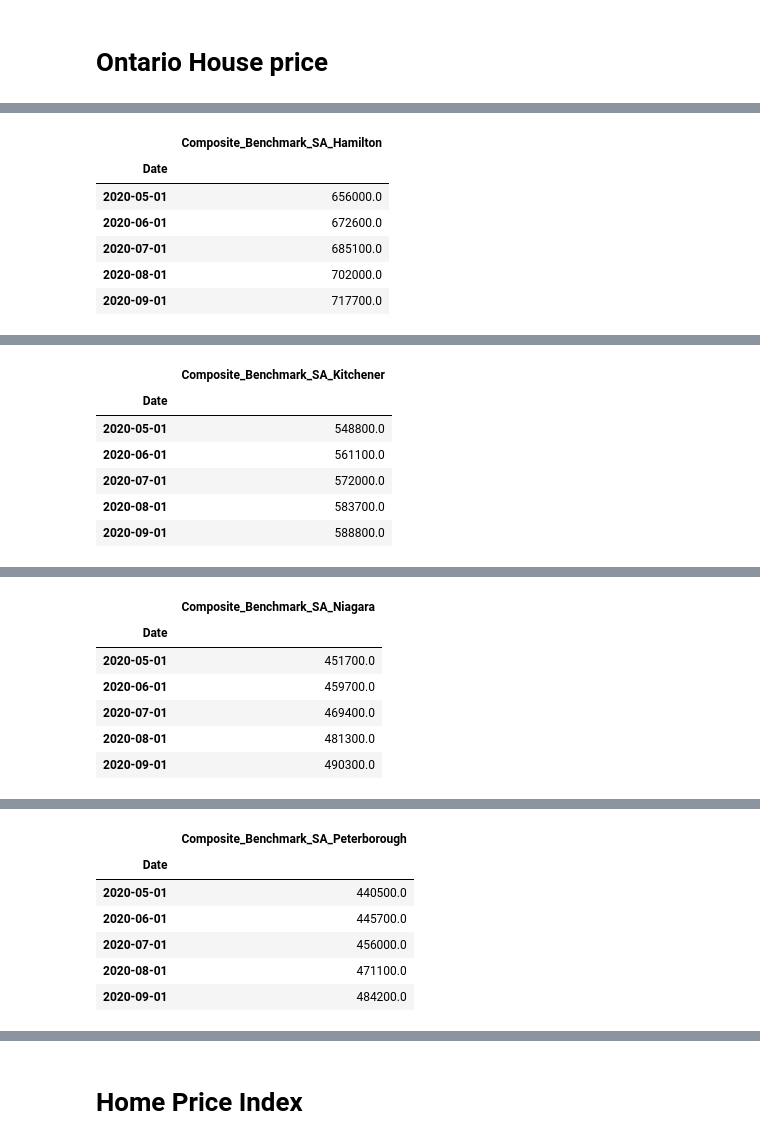
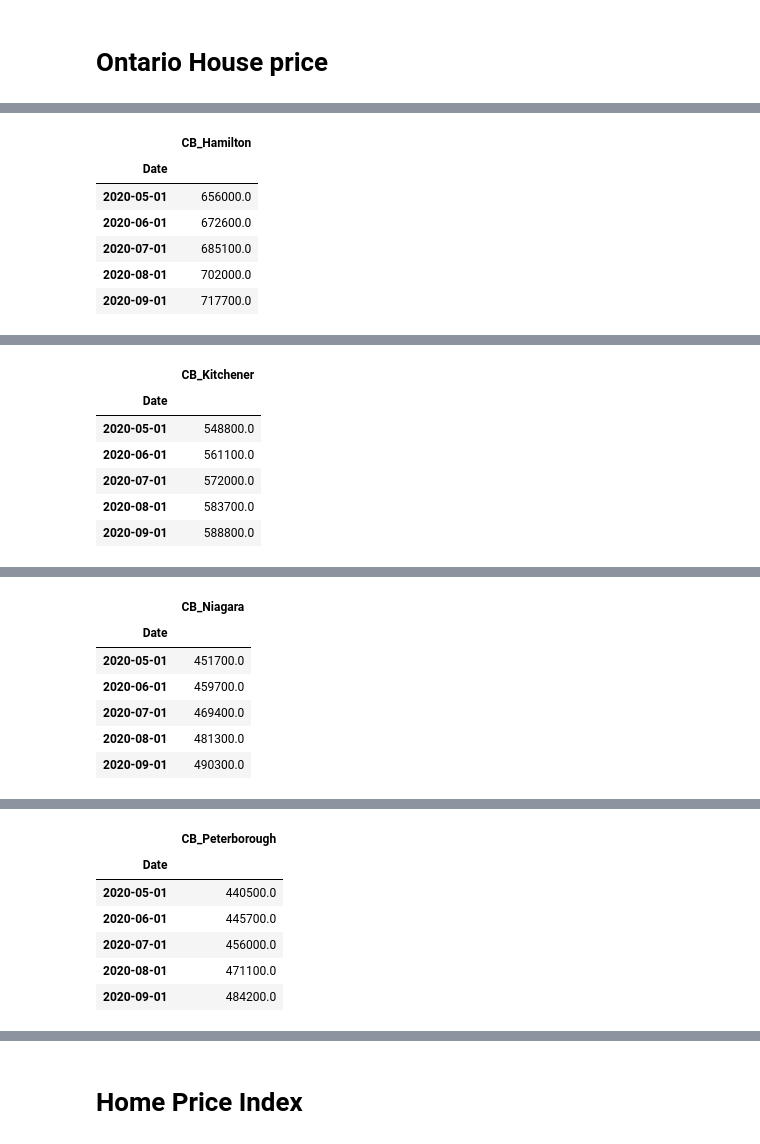
Before and after one commit to you915/covid_impacted_house_pricing_in_Ontario, a Jupyter notebook: Ontario_house_price.ipynb, the cells around one changed output, grey strips where cells are left out. Saved outputs shown, nothing was run; the diff lists cells and outputs as text; code cells hidden in the pictures.

```diff
--- a/Ontario_house_price.ipynb
+++ b/Ontario_house_price.ipynb
@@ -70,13 +63,14 @@ barrie_graph
 # %%
 # Read csv contains house prices in Hamilton
 df = pd.read_csv("Data/House_price_Hamilton.csv", index_col="Date", infer_datetime_format=True, parse_dates=True)
 
 # Drop null values
 df.dropna(inplace=True)
 df_hamilton = df[["Composite_Benchmark_SA_Hamilton"]]
+df_hamilton = df_hamilton.rename(columns={"Composite_Benchmark_SA_Hamilton":"CB_Hamilton"})
 df_hamilton.tail()
 # %% [output]
-|  | Composite_Benchmark_SA_Hamilton |
+|  | CB_Hamilton |
 | Date |  |
 | 2020-05-01 | 656000.0 |
 | 2020-06-01 | 672600.0 |
@@ -96,9 +90,10 @@ df = pd.read_csv("Data/House_price_Kitchener.csv", index_col="Date", infer_datet
 # Drop null values
 df.dropna(inplace=True)
 df_kitchener = df[["Composite_Benchmark_SA_Kitchener"]]
+df_kitchener = df_kitchener.rename(columns={"Composite_Benchmark_SA_Kitchener":"CB_Kitchener"})
 df_kitchener.tail()
 # %% [output]
-|  | Composite_Benchmark_SA_Kitchener |
+|  | CB_Kitchener |
 | Date |  |
 | 2020-05-01 | 548800.0 |
 | 2020-06-01 | 561100.0 |
@@ -118,9 +113,10 @@ df = pd.read_csv("Data/House_price_Niagara.csv", index_col="Date", infer_datetim
 # Drop null values
 df.dropna(inplace=True)
 df_niagara = df[["Composite_Benchmark_SA_Niagara"]]
+df_niagara = df_niagara.rename(columns={"Composite_Benchmark_SA_Niagara":"CB_Niagara"})
 df_niagara.tail()
 # %% [output]
-|  | Composite_Benchmark_SA_Niagara |
+|  | CB_Niagara |
 | Date |  |
 | 2020-05-01 | 451700.0 |
 | 2020-06-01 | 459700.0 |
@@ -140,9 +136,10 @@ df = pd.read_csv("Data/House_price_Peterborough.csv", index_col="Date", infer_da
 # Drop null values
 df.dropna(inplace=True)
 df_peterborough = df[["Composite_Benchmark_SA_Peterborough"]]
+df_peterborough = df_peterborough.rename(columns={"Composite_Benchmark_SA_Peterborough":"CB_Peterborough"})
 df_peterborough.tail()
 # %% [output]
-|  | Composite_Benchmark_SA_Peterborough |
+|  | CB_Peterborough |
 | Date |  |
 | 2020-05-01 | 440500.0 |
 | 2020-06-01 | 445700.0 |
```
Also changed, not shown: parts of 6 cells of this notebook, 2 other files.
